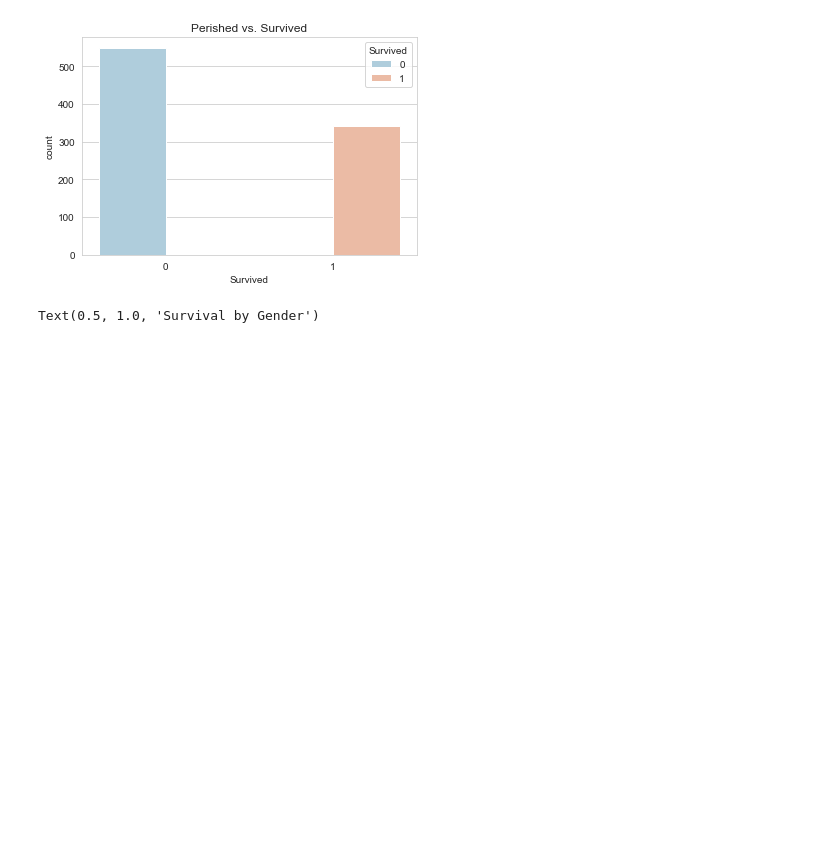
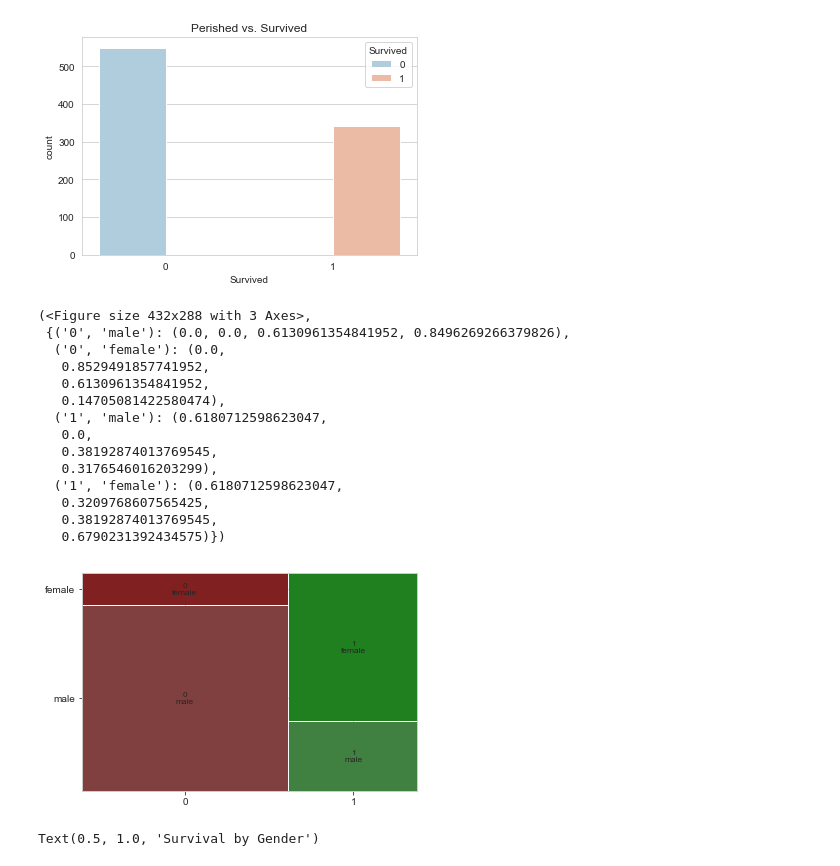
Before and after one commit to kdurbha/BasicExamples, a Jupyter notebook: Titanic Visualisation Data Cleansing and Logistic Regression.ipynb, the cells around one changed output. Saved outputs shown, nothing was run; the diff lists cells and outputs as text; code cells hidden in the pictures; blank space fills up the shorter version.

```diff
--- a/Titanic Visualisation Data Cleansing and Logistic Regression.ipynb
+++ b/Titanic Visualisation Data Cleansing and Logistic Regression.ipynb
@@ -39,6 +40,25 @@ sns.countplot(x='Survived',hue='Survived',data=train,palette='RdBu_r').set_title
 # %% [output]
 Text(0.5, 1.0, 'Perished vs. Survived')
 [figure]
+# %%
+# Alternate model using mossaic plot from statsmodels library
+mosaic(train, ['Survived', 'Sex'])
+# %% [output]
+(<Figure size 432x288 with 3 Axes>,
+ {('0', 'male'): (0.0, 0.0, 0.6130961354841952, 0.8496269266379826),
+  ('0', 'female'): (0.0,
+   0.8529491857741952,
+   0.6130961354841952,
+   0.14705081422580474),
+  ('1', 'male'): (0.6180712598623047,
+   0.0,
+   0.38192874013769545,
+   0.3176546016203299),
+  ('1', 'female'): (0.6180712598623047,
+   0.3209768607565425,
+   0.38192874013769545,
+   0.6790231392434575)})
+[figure, added]
 # %%
 # Visualise survived or not genderwise
 sns.set_style('whitegrid')
```
Also changed, not shown: parts of 8 cells of this notebook, 24 other files.
